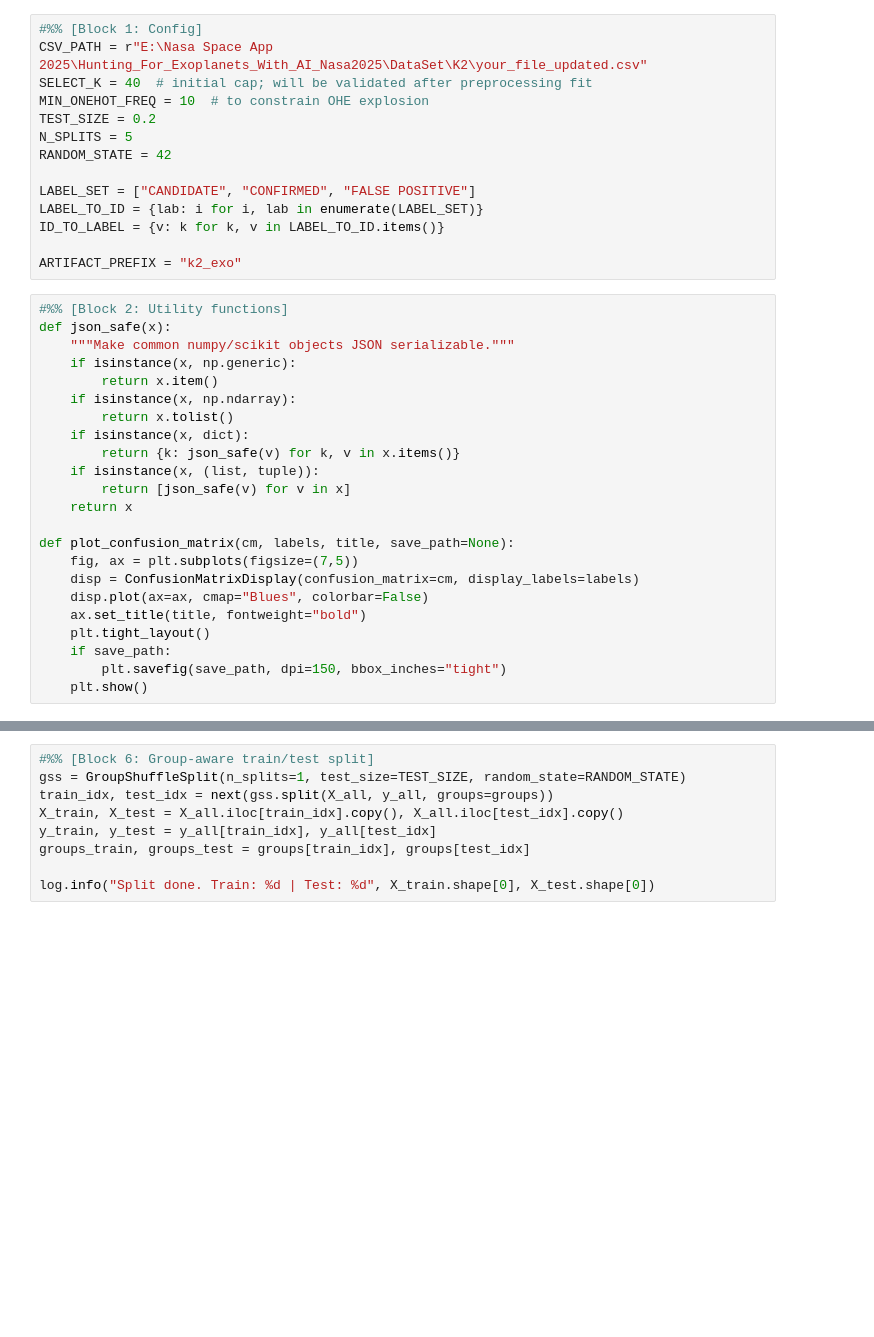
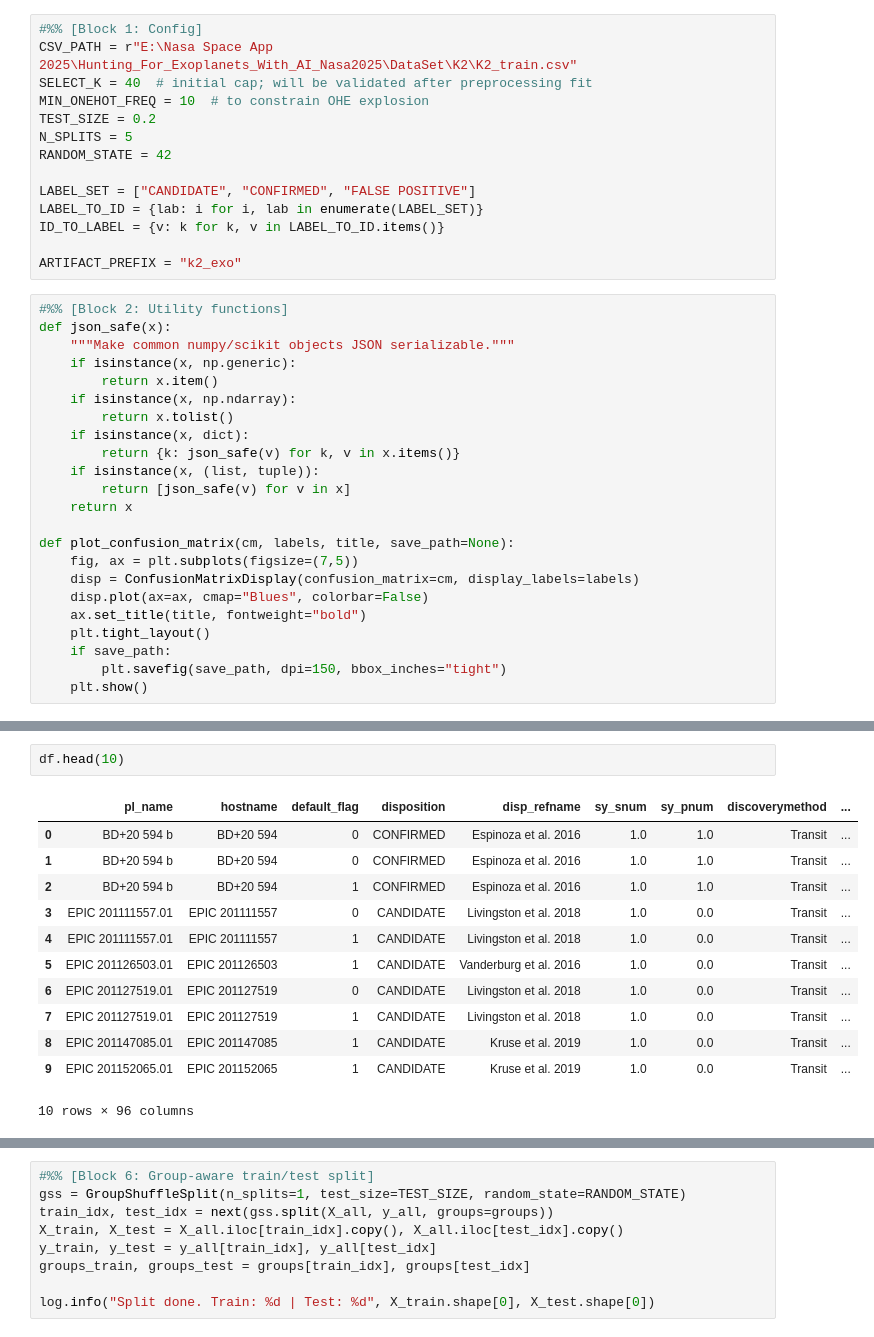
Before and after one commit to rayhankhan2192/Hunting_For_Exoplanets_With_AI_Nasa2025, a Jupyter notebook: main/K2version2.ipynb, the cells around one changed output, grey strips where cells are left out. Cells and saved outputs as stored; diff of their text form; blank space fills up the shorter version.

```diff
--- a/main/K2version2.ipynb
+++ b/main/K2version2.ipynb
@@ -53,6 +53,6 @@ log.info("Environment initialized. XGBoost available: %s", HAS_XGB)
 # %%
 #%% [Block 1: Config]
-CSV_PATH = r"E:\Nasa Space App 2025\Hunting_For_Exoplanets_With_AI_Nasa2025\DataSet\K2\your_file_updated.csv"
+CSV_PATH = r"E:\Nasa Space App 2025\Hunting_For_Exoplanets_With_AI_Nasa2025\DataSet\K2\K2_train.csv"
 SELECT_K = 40  # initial cap; will be validated after preprocessing fit
 MIN_ONEHOT_FREQ = 10  # to constrain OHE explosion
 TEST_SIZE = 0.2
@@ -106,3 +106,18 @@ log.info("Class distribution: %s", class_counts)
+# %%
+df.head(10)
+# %% [output]
+|  | pl_name | hostname | default_flag | disposition | disp_refname | sy_snum | sy_pnum | discoverymethod | ... |
+| 0 | BD+20 594 b | BD+20 594 | 0 | CONFIRMED | Espinoza et al. 2016 | 1.0 | 1.0 | Transit | ... |
+| 1 | BD+20 594 b | BD+20 594 | 0 | CONFIRMED | Espinoza et al. 2016 | 1.0 | 1.0 | Transit | ... |
+| 2 | BD+20 594 b | BD+20 594 | 1 | CONFIRMED | Espinoza et al. 2016 | 1.0 | 1.0 | Transit | ... |
+| 3 | EPIC 201111557.01 | EPIC 201111557 | 0 | CANDIDATE | Livingston et al. 2018 | 1.0 | 0.0 | Transit | ... |
+| 4 | EPIC 201111557.01 | EPIC 201111557 | 1 | CANDIDATE | Livingston et al. 2018 | 1.0 | 0.0 | Transit | ... |
+| 5 | EPIC 201126503.01 | EPIC 201126503 | 1 | CANDIDATE | Vanderburg et al. 2016 | 1.0 | 0.0 | Transit | ... |
+| 6 | EPIC 201127519.01 | EPIC 201127519 | 0 | CANDIDATE | Livingston et al. 2018 | 1.0 | 0.0 | Transit | ... |
+| 7 | EPIC 201127519.01 | EPIC 201127519 | 1 | CANDIDATE | Livingston et al. 2018 | 1.0 | 0.0 | Transit | ... |
+| 8 | EPIC 201147085.01 | EPIC 201147085 | 1 | CANDIDATE | Kruse et al. 2019 | 1.0 | 0.0 | Transit | ... |
+| 9 | EPIC 201152065.01 | EPIC 201152065 | 1 | CANDIDATE | Kruse et al. 2019 | 1.0 | 0.0 | Transit | ... |
+10 rows × 96 columns
 # %%
 #%% [Block 4: Feature engineering]
 def add_k2_features(frame: pd.DataFrame) -> pd.DataFrame:
```
Also changed, not shown: parts of 4 cells of this notebook, 1 other file.
